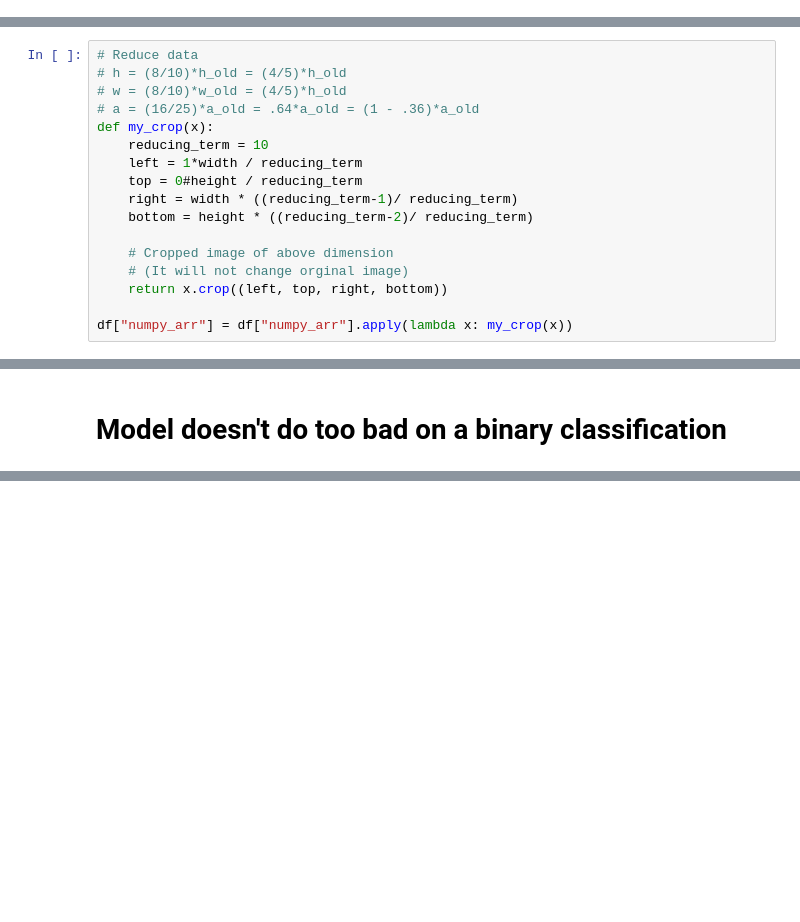
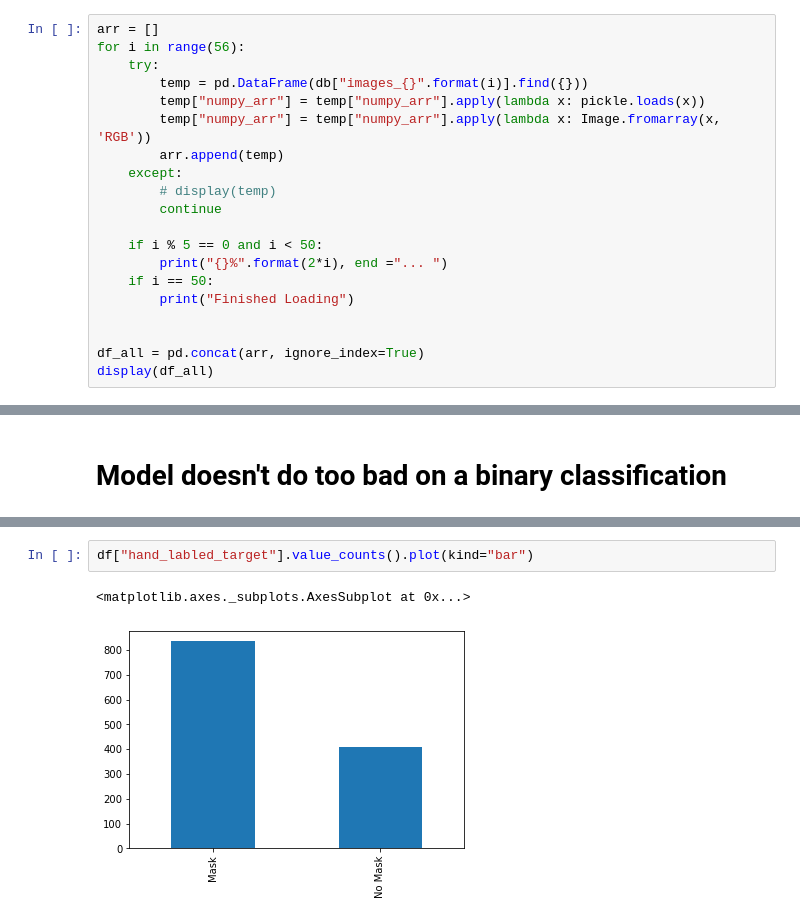
Before and after one commit to miles-frankllin/Data_603, a Jupyter notebook: Image_Classification_Sklearn_Mask.ipynb, the cells around one changed output, grey strips where cells are left out. Cells and saved outputs as stored; diff of their text form; blank space fills up the shorter version.

```diff
--- a/Image_Classification_Sklearn_Mask.ipynb
+++ b/Image_Classification_Sklearn_Mask.ipynb
@@ -128,0 +50,20 @@ df["numpy_arr"] = df["numpy_arr"].apply(lambda x: Image.fromarray(x, 'RGB'))
+# %%
+arr = []
+for i in range(56):
+    try:
+        temp = pd.DataFrame(db["images_{}".format(i)].find({}))
+        temp["numpy_arr"] = temp["numpy_arr"].apply(lambda x: pickle.loads(x))
+        temp["numpy_arr"] = temp["numpy_arr"].apply(lambda x: Image.fromarray(x, 'RGB'))
+        arr.append(temp)
+    except:
+        # display(temp)
+        continue
+
+    if i % 5 == 0 and i < 50:
+        print("{}%".format(2*i), end ="... ")
+    if i == 50:
+        print("Finished Loading")
+
+
+df_all = pd.concat(arr, ignore_index=True)
+display(df_all)
@@ -131,23 +109,6 @@ df["numpy_arr"] = df["numpy_arr"].apply(lambda x: Image.fromarray(x, 'RGB'))
 Ref: https://machinelearningmastery.com/how-to-load-and-manipulate-images-for-deep-learning-in-python-with-pil-pillow/
 
 https://scikit-learn.org/0.15/auto_examples/cluster/plot_dict_face_patches.html
-# %%
-# Reduce data
-# h = (8/10)*h_old = (4/5)*h_old
-# w = (8/10)*w_old = (4/5)*h_old
-# a = (16/25)*a_old = .64*a_old = (1 - .36)*a_old
-def my_crop(x):
-    reducing_term = 10
-    left = 1*width / reducing_term
-    top = 0#height / reducing_term
-    right = width * ((reducing_term-1)/ reducing_term)
-    bottom = height * ((reducing_term-2)/ reducing_term)
-
-    # Cropped image of above dimension
-    # (It will not change orginal image)
-    return x.crop((left, top, right, bottom))
-
-df["numpy_arr"] = df["numpy_arr"].apply(lambda x: my_crop(x))
 # %%
 temp = pd.DataFrame()
 
@@ -285,0 +352,5 @@ im2
+# %%
+df["hand_labled_target"].value_counts().plot(kind="bar")
+# %% [output]
+<matplotlib.axes._subplots.AxesSubplot at 0x...>
+[figure, added]
```
Also changed, not shown: parts of 56 cells of this notebook.
